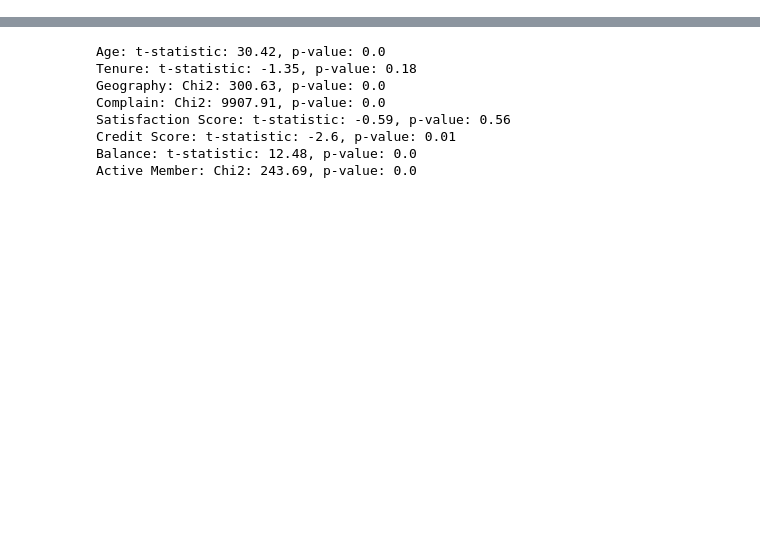
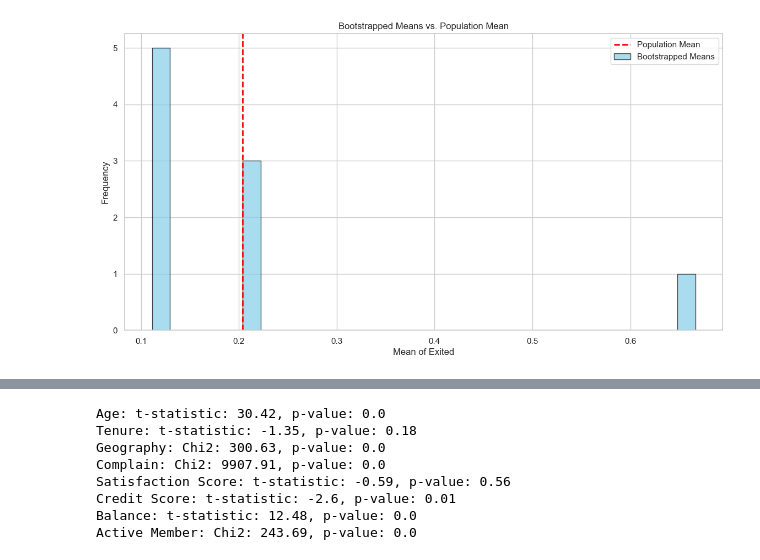
Before and after one commit to structuredcreations/Investment_Selector, a Jupyter notebook: _0_Mentum_Assignment.ipynb, the cells around one changed output, grey strips where cells are left out. Saved outputs shown, nothing was run; the diff lists cells and outputs as text; code cells hidden in the pictures; blank space fills up the shorter version.

```diff
--- a/_0_Mentum_Assignment.ipynb
+++ b/_0_Mentum_Assignment.ipynb
@@ -302,0 +361,96 @@ check_data_quality(df)
+# %%
+# Part 3: sample data and bootstrapping
+
+import numpy as np
+import pandas as pd
+import scipy.stats as stats
+import matplotlib.pyplot as plt
+
+#==================================================================================
+# Part 3.1 determining sample size
+
+# Given parameters
+confidence_level = 0.85
+margin_of_error = 0.25
+population_size = 10000
+
+# Z-score for 85% confidence level
+Z = stats.norm.ppf(0.5 + confidence_level / 2)
+
+# Assuming p = 0.5 for maximum variability
+p = 0.5
+
+# Calculating the required sample size without finite population correction
+sample_size = (Z**2 * p * (1 - p)) / (margin_of_error**2)
+
+# Apply finite population correction
+sample_size = sample_size / (1 + (sample_size - 1) / population_size)
+sample_size = int(np.ceil(sample_size))  # Round up to the nearest integer
+print(f"Required sample size with population correction: {sample_size}")
+#==================================================================================
+# Part 3.2 Bootstrapping
+
+num_bootstrap_samples = 9
+bootstrap_samples = np.random.choice(df.index, size=(num_bootstrap_samples, sample_size), replace=True)
+
+# List to store results from bootstrapping
+boot_means = []
+
+# Apply bootstrapping
+for sample_indices in bootstrap_samples:
+    sample_df = df.loc[sample_indices]
+    boot_means.append(sample_df['Exited'].mean())
+    bootstrap_std_of_means = np.std(bootstrap_means)
+
+# Calculate the population mean for comparison
+population_mean = df['Exited'].mean()
+population_std = df['Exited'].std()
+
+# Display results
+boot_mean = np.mean(boot_means)
+print(f"Bootstrapped mean: {boot_mean},Bootstrap Standard Deviation of Means: {bootstrap_std_of_means:.2f}")
+print(f"Population mean: {population_mean},Population Standard Deviation: {original_std:.2f}")
+
+# The bootstrapped mean closely approximates the original mean, suggesting the sample means are centered around the true population mean.
+# However, the bootstrapped standard deviation is considerably smaller than the original standard deviation, indicating that the sample means exhibit less variability than individual data points in the original dataset.
+
+#==================================================================================
+# Part 3.3 Calculate confidence interval for bootstrapped means
+conf_interval = np.percentile(boot_means, [(1-confidence_level)/2*100, (1+confidence_level)/2*100])
+print(f"{int(confidence_level*100)}% Confidence interval for 'Exited': {conf_interval}")
+
+#==================================================================================
+# Part 3.4 Generate charts for presentation
+
+# 1. Histogram of Bootstrapped Means vs. Population Mean
+plt.figure(figsize=(14, 7))
+plt.hist(boot_means, bins=30, color='skyblue', edgecolor='black', alpha=0.7)
+plt.axvline(population_mean, color='red', linestyle='dashed', linewidth=2)
+plt.title('Bootstrapped Means vs. Population Mean')
+plt.xlabel('Mean of Exited')
+plt.ylabel('Frequency')
+plt.legend(['Population Mean', 'Bootstrapped Means'])
+plt.show()
+
+# 2. Histogram of Bootstrapped Standard Deviations vs. Population Standard Deviation
+plt.figure(figsize=(14, 7))
+plt.hist(bootstrap_std_of_means, bins=30, color='lightgreen', edgecolor='black', alpha=0.7)
+plt.axvline(population_std, color='orange', linestyle='dashed', linewidth=2)
+plt.title('Bootstrapped Standard Deviations vs. Population Standard Deviation')
+plt.xlabel('Standard Deviation of Exited')
+plt.ylabel('Frequency')
+plt.legend(['Population Std Dev', 'Bootstrapped Std Devs'])
+plt.show()
+
+# 3. Confidence Interval Visualization
+plt.figure(figsize=(14, 7))
+plt.hist(boot_means, bins=30, color='lightcoral', edgecolor='black', alpha=0.7)
+plt.axvline(conf_interval[0], color='blue', linestyle='dashed', linewidth=2)
+plt.axvline(conf_interval[1], color='blue', linestyle='dashed', linewidth=2)
+plt.axvline(population_mean, color='red', linestyle='dashed', linewidth=2)
+plt.title(f'{int(confidence_level*100)}% Confidence Interval for Bootstrapped Means')
+plt.xlabel('Mean of Exited')
+plt.ylabel('Frequency')
+plt.legend(['Lower CI', 'Upper CI', 'Population Mean'])
+plt.show()
+# %% [output]
@@ -302,0 +461 @@ check_data_quality(df)
+[figure, added]
```
Also changed, not shown: parts of 9 cells of this notebook.
